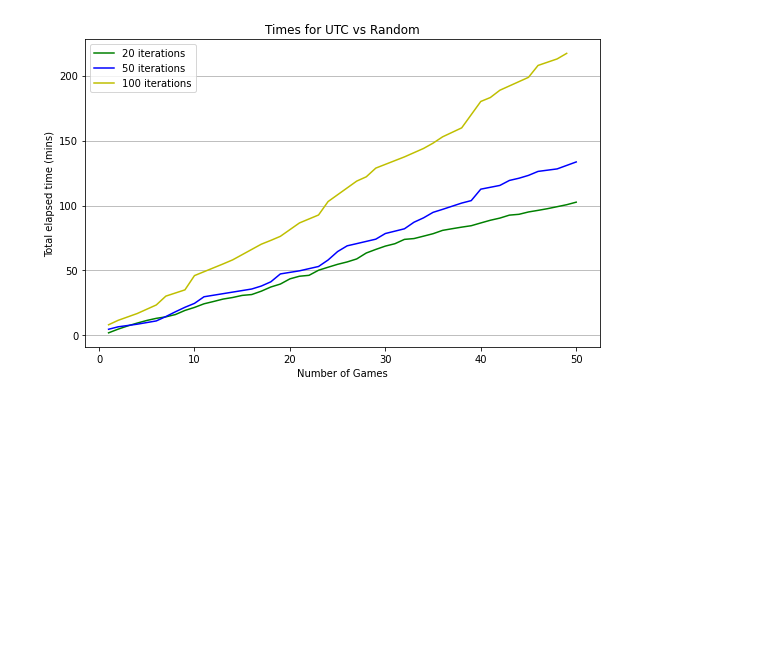
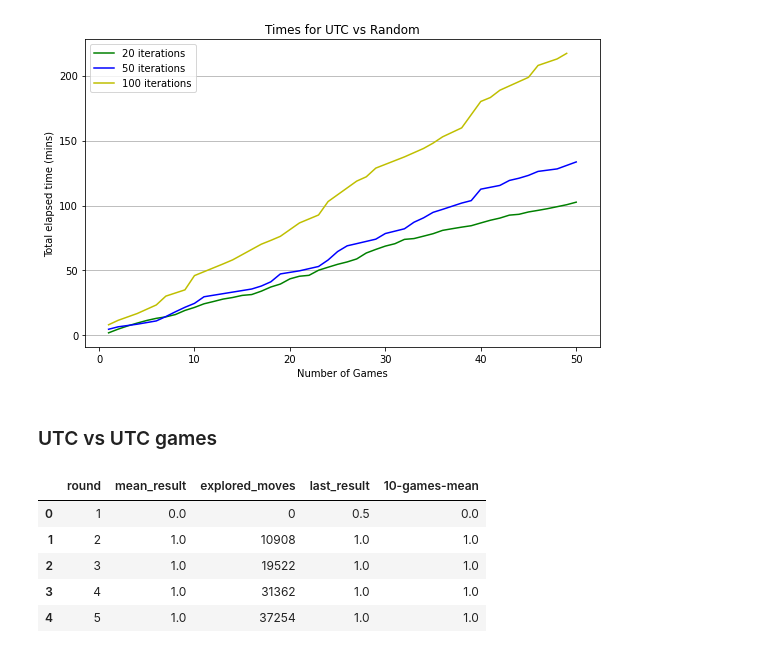
Before and after one commit to alejandrocros/monte_carlo_tree_chess, a Jupyter notebook: notebooks/UCT_comparison.ipynb, the cells around one changed output. Saved outputs shown, nothing was run; the diff lists cells and outputs as text; code cells hidden in the pictures; blank space fills up the shorter version.

```diff
--- a/notebooks/UCT_comparison.ipynb
+++ b/notebooks/UCT_comparison.ipynb
@@ -124,3 +127,5 @@ plt.title('Times for UTC vs Random')
 plt.show()
 # %% [output]
 [figure]
+# %% [markdown]
+### UTC vs UTC games
@@ -126,0 +135,9 @@ plt.show()
+# %%
+df_04vs02.head()
+# %% [output]
+|  | round | mean_result | explored_moves | last_result | 10-games-mean |
+| 0 | 1 | 0.0 | 0 | 0.5 | 0.0 |
+| 1 | 2 | 1.0 | 10908 | 1.0 | 1.0 |
+| 2 | 3 | 1.0 | 19522 | 1.0 | 1.0 |
+| 3 | 4 | 1.0 | 31362 | 1.0 | 1.0 |
+| 4 | 5 | 1.0 | 37254 | 1.0 | 1.0 |
```
Also changed, not shown: parts of 5 cells of this notebook, 6 other files.
